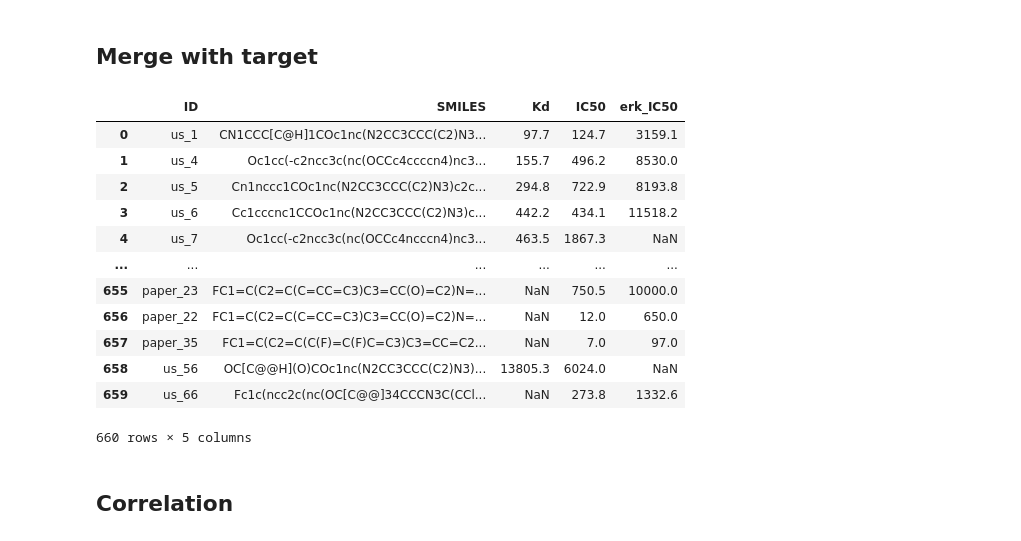
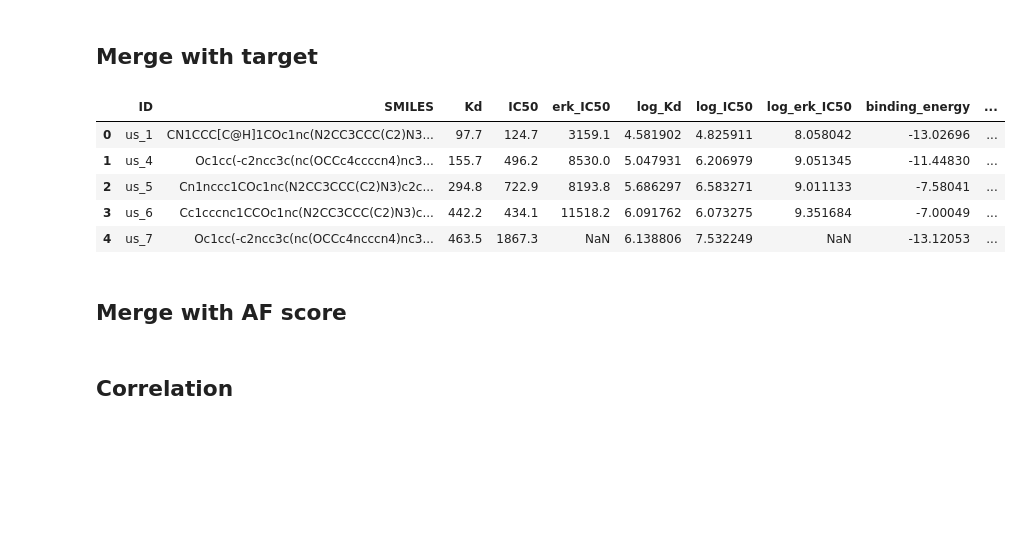
Before and after one commit to sky1ove/kdock, a Jupyter notebook: nbs/tutorial_03_gnina_rescore.ipynb, the cells around one changed output. Drawn from its saved outputs; the diff is of its cells as text; code cells hidden in the pictures; blank space fills up the shorter version.

```diff
--- a/nbs/tutorial_03_gnina_rescore.ipynb
+++ b/nbs/tutorial_03_gnina_rescore.ipynb
@@ -27,19 +51,12 @@ target['log_erk_IC50'] = np.log(target['erk_IC50'] + 1e-5)
 # %%
 out =target.merge(df)
 # %%
-target
+out.head()
 # %% [output]
-|  | ID | SMILES | Kd | IC50 | erk_IC50 |
-| 0 | us_1 | CN1CCC[C@H]1COc1nc(N2CC3CCC(C2)N3... | 97.7 | 124.7 | 3159.1 |
-| 1 | us_4 | Oc1cc(-c2ncc3c(nc(OCCc4ccccn4)nc3... | 155.7 | 496.2 | 8530.0 |
-| 2 | us_5 | Cn1nccc1COc1nc(N2CC3CCC(C2)N3)c2c... | 294.8 | 722.9 | 8193.8 |
-| 3 | us_6 | Cc1cccnc1CCOc1nc(N2CC3CCC(C2)N3)c... | 442.2 | 434.1 | 11518.2 |
-| 4 | us_7 | Oc1cc(-c2ncc3c(nc(OCCc4ncccn4)nc3... | 463.5 | 1867.3 | NaN |
-| ... | ... | ... | ... | ... | ... |
-| 655 | paper_23 | FC1=C(C2=C(C=CC=C3)C3=CC(O)=C2)N=... | NaN | 750.5 | 10000.0 |
-| 656 | paper_22 | FC1=C(C2=C(C=CC=C3)C3=CC(O)=C2)N=... | NaN | 12.0 | 650.0 |
-| 657 | paper_35 | FC1=C(C2=C(C(F)=C(F)C=C3)C3=CC=C2... | NaN | 7.0 | 97.0 |
-| 658 | us_56 | OC[C@@H](O)COc1nc(N2CC3CCC(C2)N3)... | 13805.3 | 6024.0 | NaN |
-| 659 | us_66 | Fc1c(ncc2c(nc(OC[C@@]34CCCN3C(CCl... | NaN | 273.8 | 1332.6 |
+|  | ID | SMILES | Kd | IC50 | erk_IC50 | log_Kd | log_IC50 | log_erk_IC50 | binding_energy | ... |
+| 0 | us_1 | CN1CCC[C@H]1COc1nc(N2CC3CCC(C2)N3... | 97.7 | 124.7 | 3159.1 | 4.581902 | 4.825911 | 8.058042 | -13.02696 | ... |
+| 1 | us_4 | Oc1cc(-c2ncc3c(nc(OCCc4ccccn4)nc3... | 155.7 | 496.2 | 8530.0 | 5.047931 | 6.206979 | 9.051345 | -11.44830 | ... |
+| 2 | us_5 | Cn1nccc1COc1nc(N2CC3CCC(C2)N3)c2c... | 294.8 | 722.9 | 8193.8 | 5.686297 | 6.583271 | 9.011133 | -7.58041 | ... |
+| 3 | us_6 | Cc1cccnc1CCOc1nc(N2CC3CCC(C2)N3)c... | 442.2 | 434.1 | 11518.2 | 6.091762 | 6.073275 | 9.351684 | -7.00049 | ... |
+| 4 | us_7 | Oc1cc(-c2ncc3c(nc(OCCc4ncccn4)nc3... | 463.5 | 1867.3 | NaN | 6.138806 | 7.532249 | NaN | -13.12053 | ... |
-660 rows × 5 columns
 # %%
@@ -46,0 +64,2 @@ target
+# %% [markdown]
+## Merge with AF score
```
Also changed, not shown: parts of 20 cells of this notebook, 9 other files.
